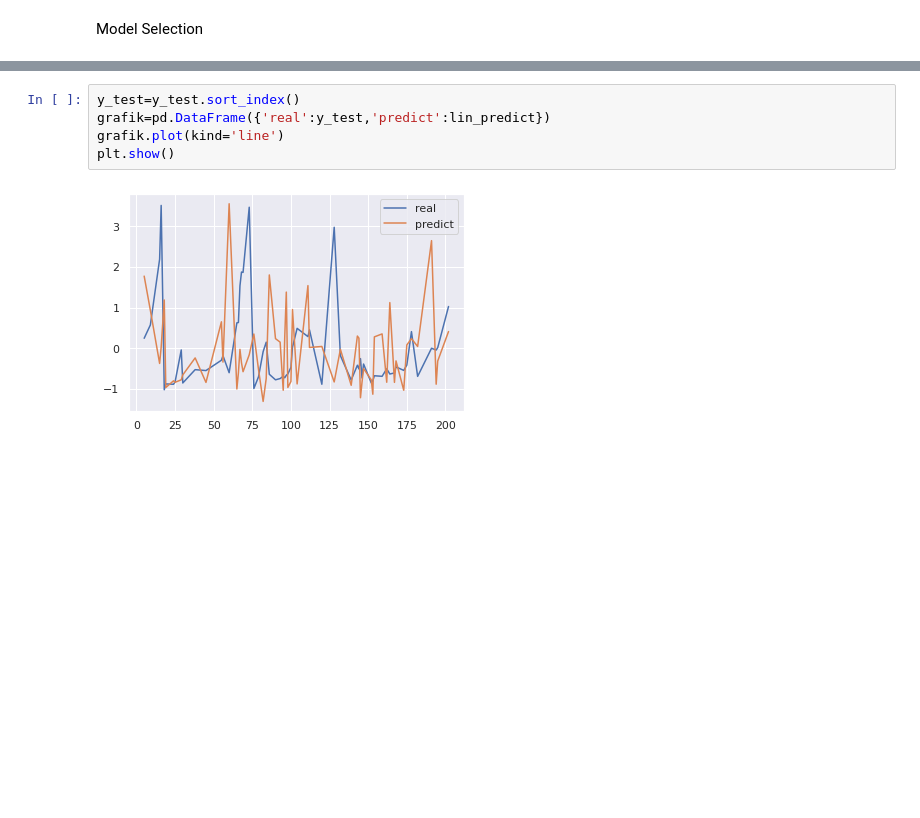
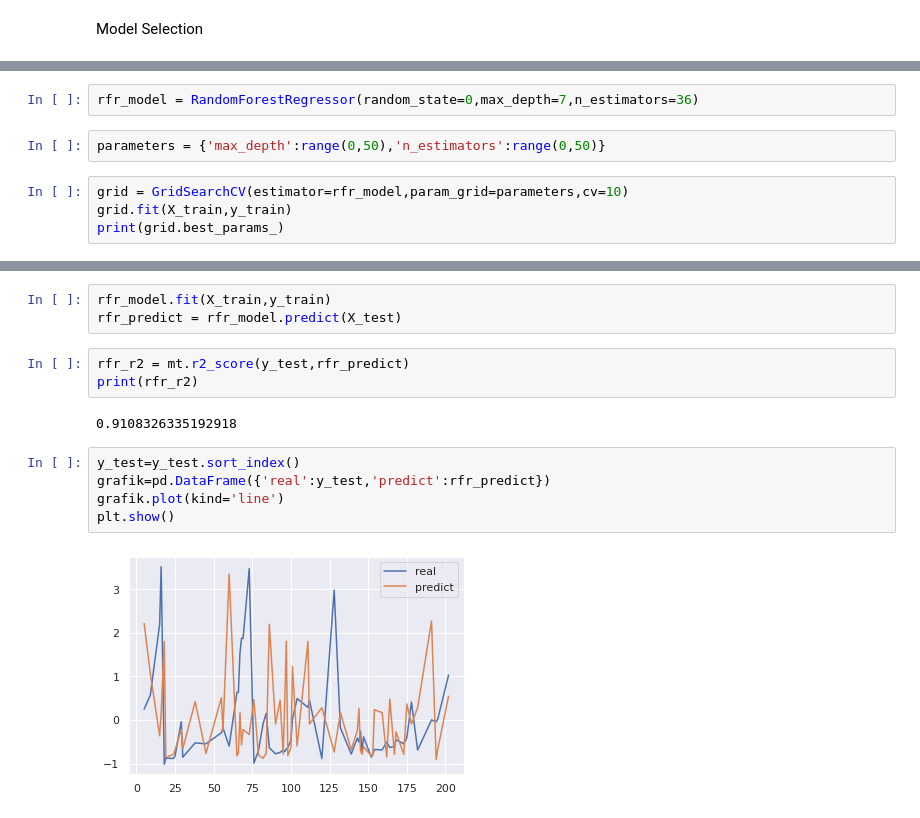
Before and after one commit to BattalBAKINDI/car_price_prediction_on_colab, a Jupyter notebook: predict_car_price.ipynb, the cells around one changed output, grey strips where cells are left out. Saved outputs shown, nothing was run; the diff lists cells and outputs as text; blank space fills up the shorter version.

Commit message:
Add files via upload
predict car price regression, model selection

```diff
--- a/predict_car_price.ipynb
+++ b/predict_car_price.ipynb
@@ -334,0 +329,8 @@ print(results)
+# %%
+rfr_model = RandomForestRegressor(random_state=0,max_depth=7,n_estimators=36)
+# %%
+parameters = {'max_depth':range(0,50),'n_estimators':range(0,50)}
+# %%
+grid = GridSearchCV(estimator=rfr_model,param_grid=parameters,cv=10)
+grid.fit(X_train,y_train)
+print(grid.best_params_)
@@ -335,7 +356,15 @@ print(results)
+# %%
+rfr_model.fit(X_train,y_train)
+rfr_predict = rfr_model.predict(X_test)
+# %%
+rfr_r2 = mt.r2_score(y_test,rfr_predict)
+print(rfr_r2)
+# %% [output]
+0.9108326335192918
 # %%
 y_test=y_test.sort_index()
-grafik=pd.DataFrame({'real':y_test,'predict':lin_predict})
+grafik=pd.DataFrame({'real':y_test,'predict':rfr_predict})
 grafik.plot(kind='line')
 plt.show()
 # %% [output]
-[figure, old version]
+[figure, new version]
```
Also changed, not shown: parts of 11 cells of this notebook.
